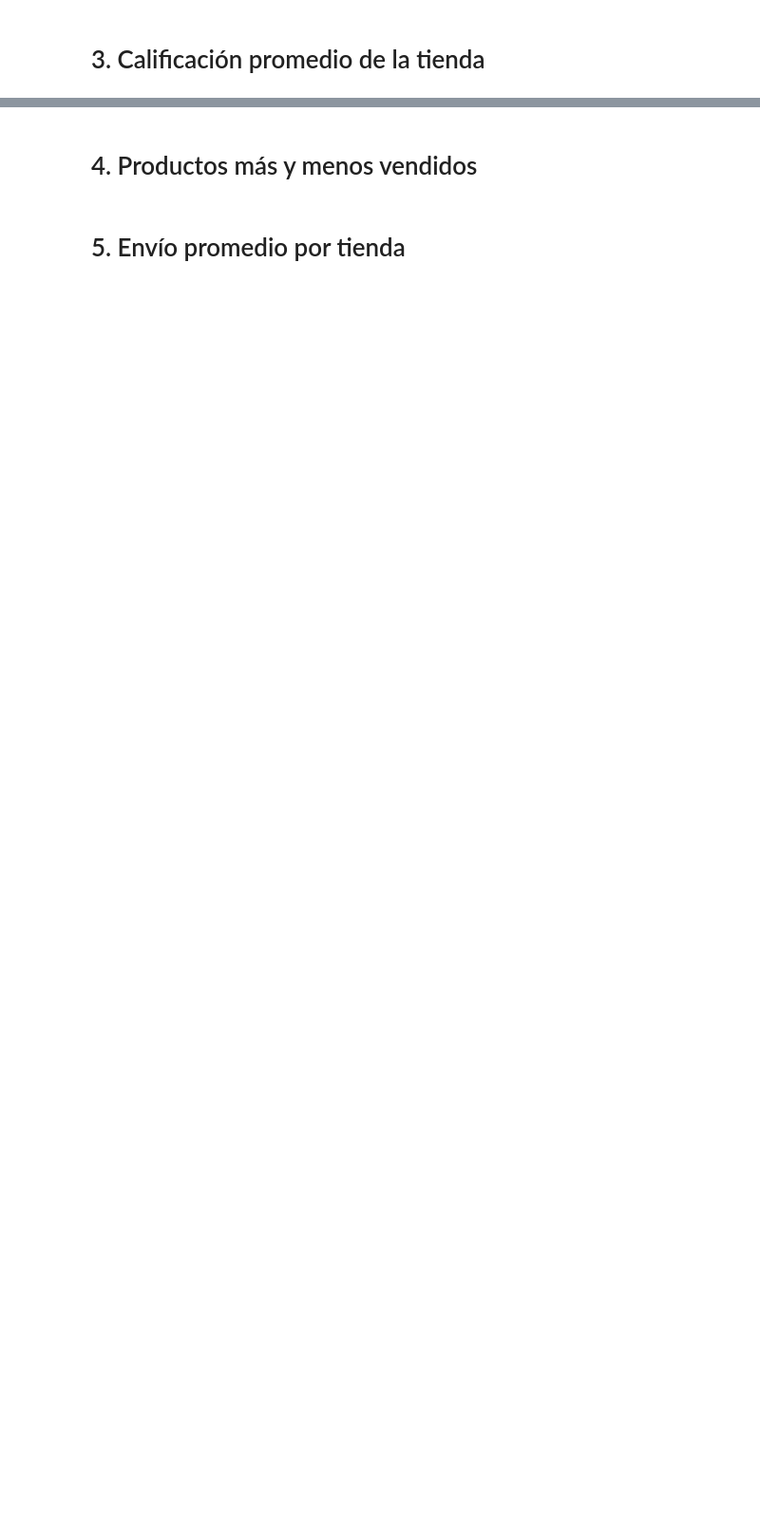
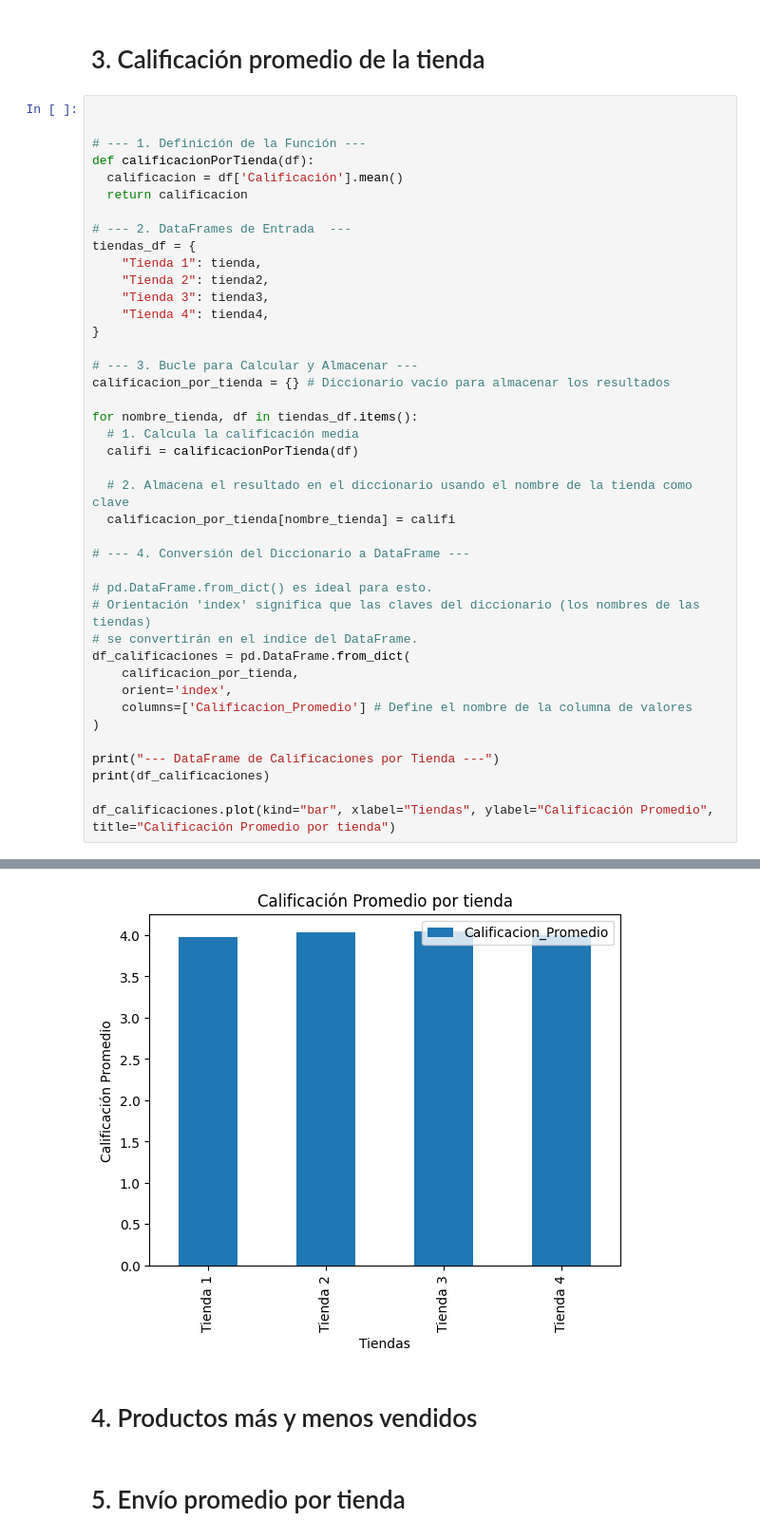
Before and after one commit to chinomedel/challenge1-data-science-latam, a Jupyter notebook: AluraStoreLatam.ipynb, the cells around one changed output, grey strips where cells are left out. Shown at 95% size. Drawn from its saved outputs; the diff is of its cells as text; blank space fills up the shorter version.

```diff
--- a/AluraStoreLatam.ipynb
+++ b/AluraStoreLatam.ipynb
@@ -415,3 +398,45 @@ Muebles                         192528900.0  Tienda 4}
 [figure]
 # %% [markdown]
 # 3. Calificación promedio de la tienda
+# %%
+
+
+# --- 1. Definición de la Función ---
+def calificacionPorTienda(df):
+  calificacion = df['Calificación'].mean()
+  return calificacion
+
+# --- 2. DataFrames de Entrada  ---
+tiendas_df = {
+    "Tienda 1": tienda,
+    "Tienda 2": tienda2,
+    "Tienda 3": tienda3,
+    "Tienda 4": tienda4,
+}
+
+# --- 3. Bucle para Calcular y Almacenar ---
+calificacion_por_tienda = {} # Diccionario vacío para almacenar los resultados
+
+for nombre_tienda, df in tiendas_df.items():
+  # 1. Calcula la calificación media
+  califi = calificacionPorTienda(df)
+
+  # 2. Almacena el resultado en el diccionario usando el nombre de la tienda como clave
+  calificacion_por_tienda[nombre_tienda] = califi
+
+# --- 4. Conversión del Diccionario a DataFrame ---
+
+# pd.DataFrame.from_dict() es ideal para esto.
+# Orientación 'index' significa que las claves del diccionario (los nombres de las tiendas)
+# se convertirán en el índice del DataFrame.
+df_calificaciones = pd.DataFrame.from_dict(
+    calificacion_por_tienda,
+    orient='index',
+    columns=['Calificacion_Promedio'] # Define el nombre de la columna de valores
+)
+
+print("--- DataFrame de Calificaciones por Tienda ---")
+print(df_calificaciones)
+
+df_calificaciones.plot(kind="bar", xlabel="Tiendas", ylabel="Calificación Promedio", title="Calificación Promedio por tienda")
+# %% [output]
@@ -418,3 +450,4 @@ Muebles                         192528900.0  Tienda 4}
+[figure, added]
 # %% [markdown]
 # 4. Productos más y menos vendidos
 # %% [markdown]
```
Also changed, not shown: parts of 2 cells of this notebook.
